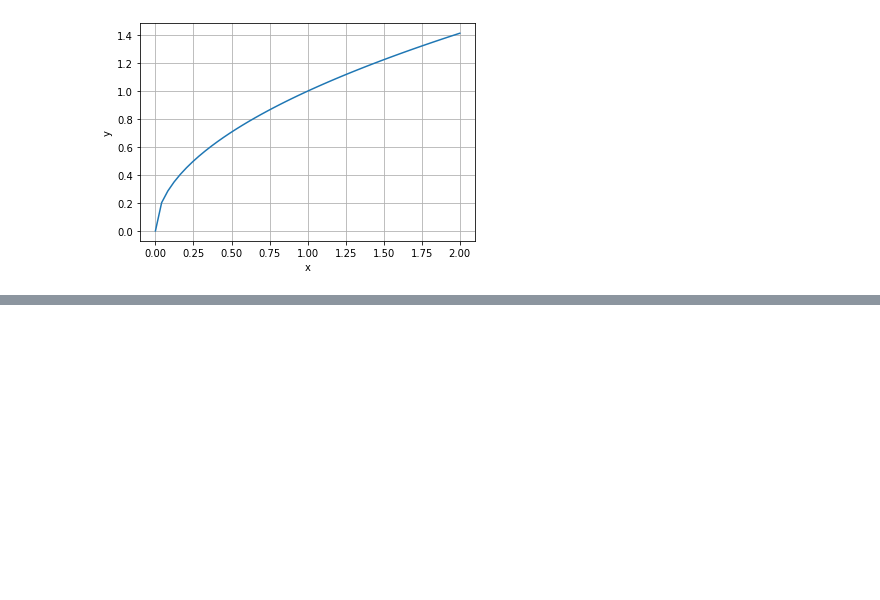
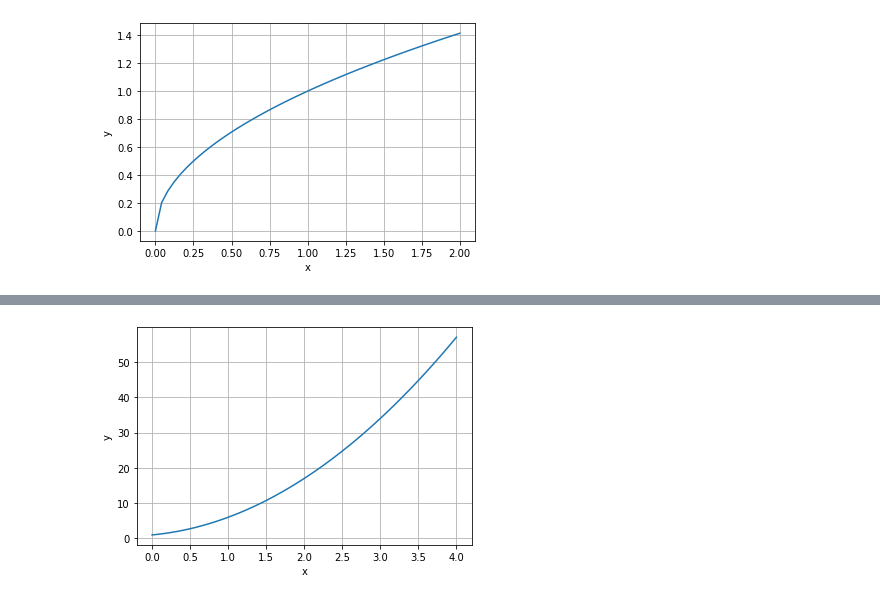
Before and after one commit to sishinami/util, a Jupyter notebook: 数式.ipynb, the cells around one changed output, grey strips where cells are left out. Drawn from its saved outputs; the diff is of its cells as text; code cells hidden in the pictures; blank space fills up the shorter version.

```diff
--- a/数式.ipynb
+++ b/数式.ipynb
@@ -89,0 +100,13 @@ plt.grid()
+# %%
+def func(x):
+  return 3*x**2+2*x+1
+
+x = np.linspace(0,4)
+y = func(x)
+
+plt.plot(x,y)
+plt.xlabel('x',size=10)
+plt.ylabel('y',size=10)
+plt.grid()
+# %% [output]
+[figure, added]
```
Also changed, not shown: parts of 9 cells of this notebook.
